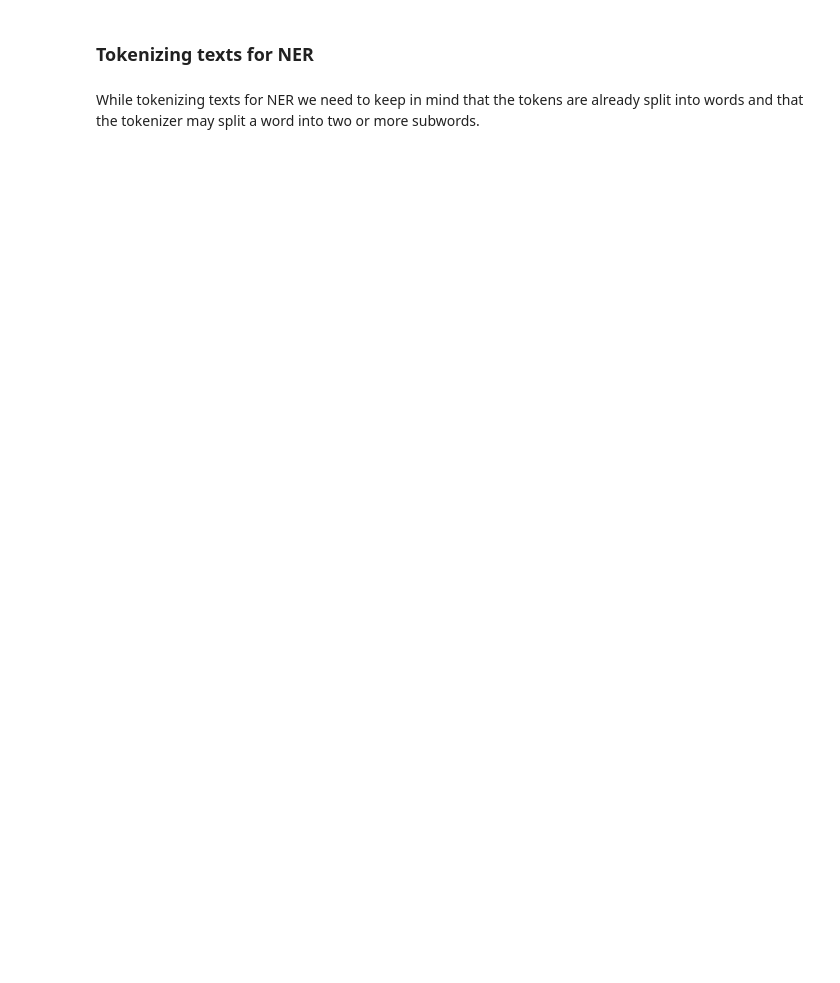
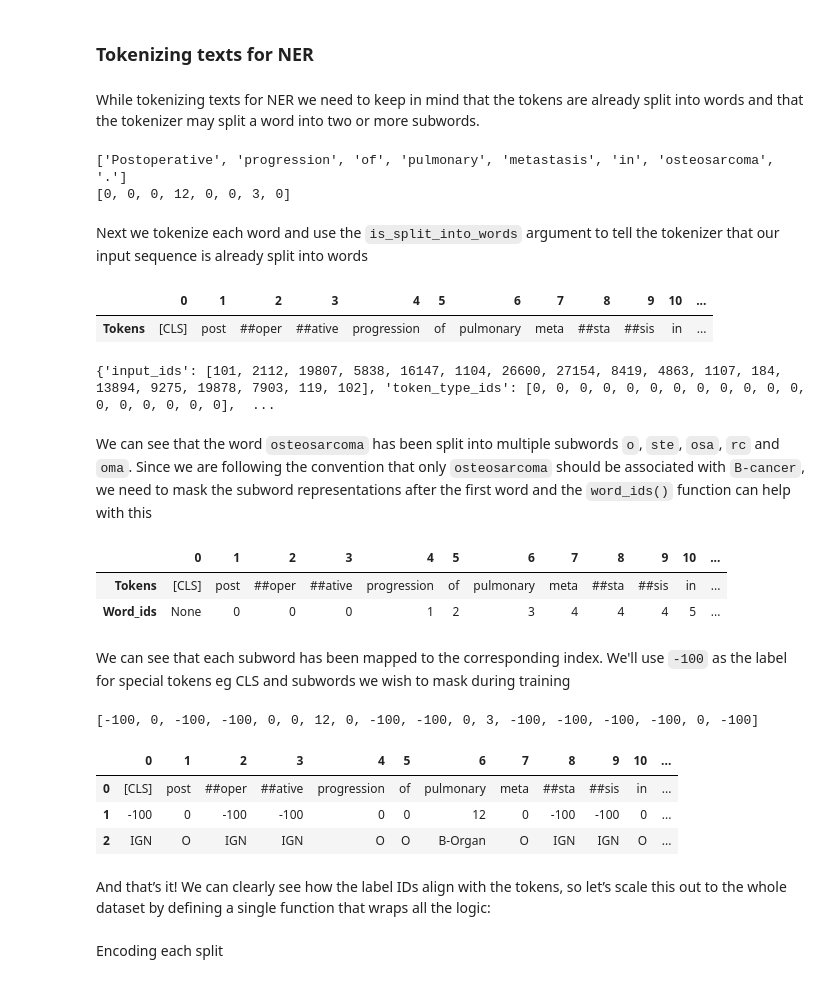
Before and after one commit to R-icntay/cogstack_project, a Jupyter notebook: notebooks/clinical_bert.ipynb, the cells around one changed output. Drawn from its saved outputs; the diff is of its cells as text; code cells hidden in the pictures; blank space fills up the shorter version.

```diff
--- a/notebooks/clinical_bert.ipynb
+++ b/notebooks/clinical_bert.ipynb
@@ -427,3 +427,60 @@ tag_text(text, tags = index2tag, model = model, tokenizer = tokenizer)
 ### Tokenizing texts for NER
 # %% [markdown]
 While tokenizing texts for NER we need to keep in mind that the tokens are already split into words and that the tokenizer may split a word into two or more subwords.
+# %%
+example = med_df["validation"][111]
+words, labels = example["tokens"], example["tag_ids"]
+print(words)
+print(labels)
+# %% [output]
+['Postoperative', 'progression', 'of', 'pulmonary', 'metastasis', 'in', 'osteosarcoma', '.']
+[0, 0, 0, 12, 0, 0, 3, 0]
+# %% [markdown]
+Next we tokenize each word and use the `is_split_into_words` argument to tell the tokenizer that our input sequence is already split into words
+# %%
+tokenized_input = tokenizer(words, is_split_into_words=True)
+tokens = tokenized_input.tokens()
+pd.DataFrame([tokens], index = ["Tokens"])
+# %% [output]
+|  | 0 | 1 | 2 | 3 | 4 | 5 | 6 | 7 | 8 | 9 | 10 | ... |
+| Tokens | [CLS] | post | ##oper | ##ative | progression | of | pulmonary | meta | ##sta | ##sis | in | ... |
+# %%
+tokenized_input
+# %% [output]
+{'input_ids': [101, 2112, 19807, 5838, 16147, 1104, 26600, 27154, 8419, 4863, 1107, 184, 13894, 9275, 19878, 7903, 119, 102], 'token_type_ids': [0, 0, 0, 0, 0, 0, 0, 0, 0, 0, 0, 0, 0, 0, 0, 0, 0, 0],  ...
+# %% [markdown]
+We can see that the word `osteosarcoma` has been split into multiple subwords `o`, `ste`, `osa`, `rc` and `oma`. Since we are following the convention that only `osteosarcoma` should be associated with `B-cancer`, we need to mask the subword representations after the first word and the `word_ids()` function can help with this
+# %%
+word_ids = tokenized_input.word_ids()
+pd.DataFrame([tokens, word_ids], index = ["Tokens", "Word_ids"])
+# %% [output]
+|  | 0 | 1 | 2 | 3 | 4 | 5 | 6 | 7 | 8 | 9 | 10 | ... |
+| Tokens | [CLS] | post | ##oper | ##ative | progression | of | pulmonary | meta | ##sta | ##sis | in | ... |
+| Word_ids | None | 0 | 0 | 0 | 1 | 2 | 3 | 4 | 4 | 4 | 5 | ... |
+# %% [markdown]
+We can see that each subword has been mapped to the corresponding index. We'll use `-100` as the label for special tokens eg CLS and subwords we wish to mask during training
+# %%
+previous_word_idx = None
+label_ids = []
+
+for word_idx in word_ids:
+    if word_idx is None or word_idx == previous_word_idx:
+        label_ids.append(-100)
+    else:
+        label_ids.append(example["tag_ids"][word_idx])
+        previous_word_idx = word_idx
+
+print(label_ids)
+# %% [output]
+[-100, 0, -100, -100, 0, 0, 12, 0, -100, -100, 0, 3, -100, -100, -100, -100, 0, -100]
+# %%
+labels = [index2tag[l] if l != -100 else "IGN" for l in label_ids]
+
+pd.DataFrame([tokens, label_ids, labels])
+# %% [output]
+|  | 0 | 1 | 2 | 3 | 4 | 5 | 6 | 7 | 8 | 9 | 10 | ... |
+| 0 | [CLS] | post | ##oper | ##ative | progression | of | pulmonary | meta | ##sta | ##sis | in | ... |
+| 1 | -100 | 0 | -100 | -100 | 0 | 0 | 12 | 0 | -100 | -100 | 0 | ... |
+| 2 | IGN | O | IGN | IGN | O | O | B-Organ | O | IGN | IGN | O | ... |
+# %% [markdown]
+And that’s it! We can clearly see how the label IDs align with the tokens, so let’s scale this out to the whole dataset by defining a single function that wraps all the logic:
@@ -429,0 +509,2 @@ While tokenizing texts for NER we need to keep in mind that the tokens are alrea
+# %% [markdown]
+Encoding each split
```
Also changed, not shown: parts of 10 cells of this notebook.
